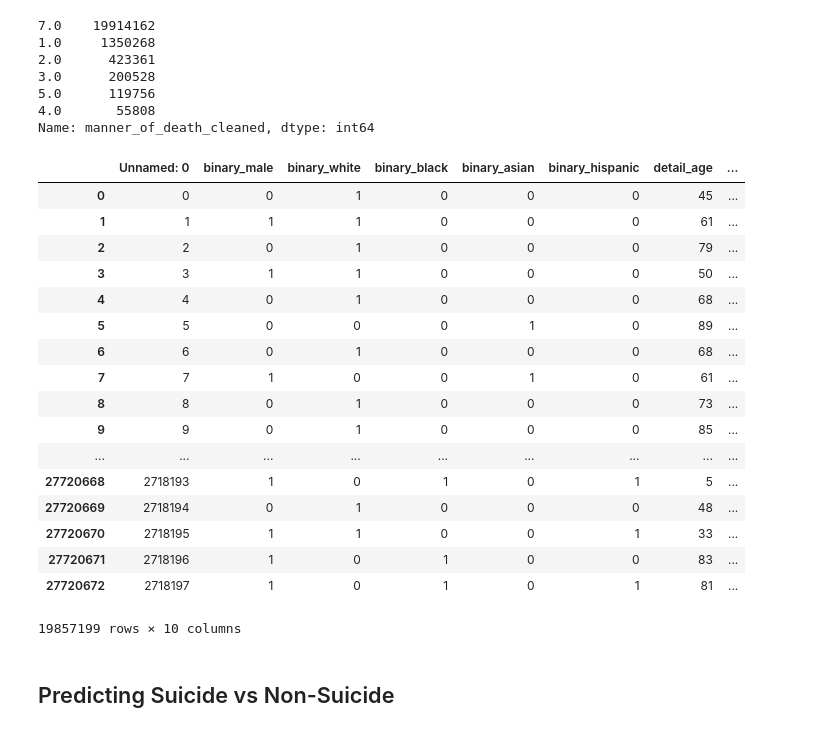
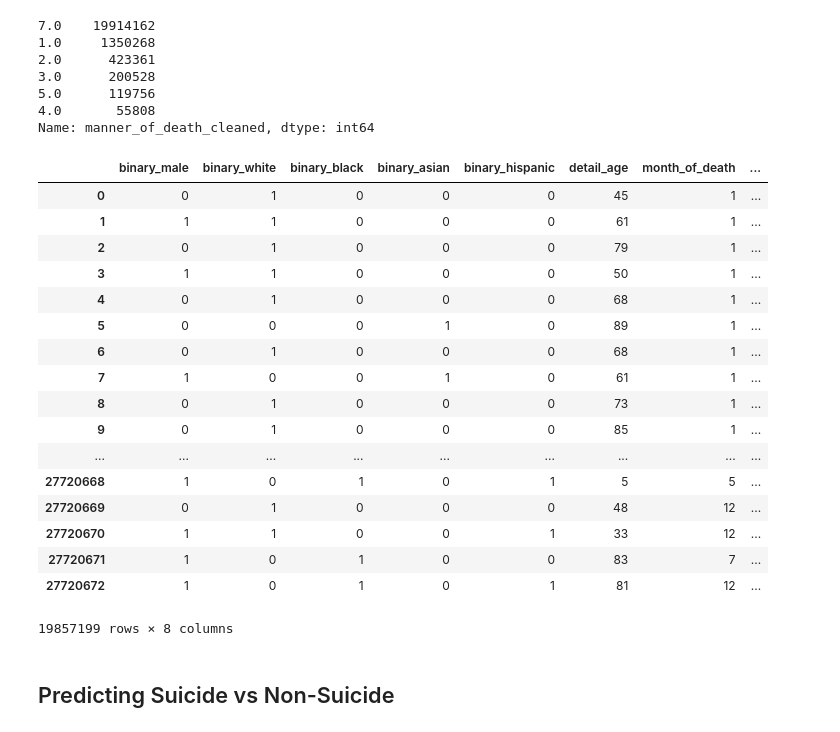
Before and after one commit to alexander-ray/bana-mortality-4502, a Jupyter notebook: DataFrameFormat.ipynb, the cells around one changed output. Saved outputs shown, nothing was run; the diff lists cells and outputs as text; code cells hidden in the pictures.

```diff
--- a/DataFrameFormat.ipynb
+++ b/DataFrameFormat.ipynb
@@ -137,27 +137,27 @@ X_test = test.iloc[:,1:(len(test.columns)-1)]
 5.0      119756
 4.0       55808
 Name: manner_of_death_cleaned, dtype: int64
-# %%
-train
-# %% [output]
-|  | Unnamed: 0 | binary_male | binary_white | binary_black | binary_asian | binary_hispanic | detail_age | ... |
-| 0 | 0 | 0 | 1 | 0 | 0 | 0 | 45 | ... |
-| 1 | 1 | 1 | 1 | 0 | 0 | 0 | 61 | ... |
-| 2 | 2 | 0 | 1 | 0 | 0 | 0 | 79 | ... |
-| 3 | 3 | 1 | 1 | 0 | 0 | 0 | 50 | ... |
-| 4 | 4 | 0 | 1 | 0 | 0 | 0 | 68 | ... |
-| 5 | 5 | 0 | 0 | 0 | 1 | 0 | 89 | ... |
-| 6 | 6 | 0 | 1 | 0 | 0 | 0 | 68 | ... |
-| 7 | 7 | 1 | 0 | 0 | 1 | 0 | 61 | ... |
-| 8 | 8 | 0 | 1 | 0 | 0 | 0 | 73 | ... |
-| 9 | 9 | 0 | 1 | 0 | 0 | 0 | 85 | ... |
-| ... | ... | ... | ... | ... | ... | ... | ... | ... |
-| 27720668 | 2718193 | 1 | 0 | 1 | 0 | 1 | 5 | ... |
-| 27720669 | 2718194 | 0 | 1 | 0 | 0 | 0 | 48 | ... |
-| 27720670 | 2718195 | 1 | 1 | 0 | 0 | 1 | 33 | ... |
-| 27720671 | 2718196 | 1 | 0 | 1 | 0 | 0 | 83 | ... |
-| 27720672 | 2718197 | 1 | 0 | 1 | 0 | 1 | 81 | ... |
-19857199 rows × 10 columns
+# %%
+X_train
+# %% [output]
+|  | binary_male | binary_white | binary_black | binary_asian | binary_hispanic | detail_age | month_of_death | ... |
+| 0 | 0 | 1 | 0 | 0 | 0 | 45 | 1 | ... |
+| 1 | 1 | 1 | 0 | 0 | 0 | 61 | 1 | ... |
+| 2 | 0 | 1 | 0 | 0 | 0 | 79 | 1 | ... |
+| 3 | 1 | 1 | 0 | 0 | 0 | 50 | 1 | ... |
+| 4 | 0 | 1 | 0 | 0 | 0 | 68 | 1 | ... |
+| 5 | 0 | 0 | 0 | 1 | 0 | 89 | 1 | ... |
+| 6 | 0 | 1 | 0 | 0 | 0 | 68 | 1 | ... |
+| 7 | 1 | 0 | 0 | 1 | 0 | 61 | 1 | ... |
+| 8 | 0 | 1 | 0 | 0 | 0 | 73 | 1 | ... |
+| 9 | 0 | 1 | 0 | 0 | 0 | 85 | 1 | ... |
+| ... | ... | ... | ... | ... | ... | ... | ... | ... |
+| 27720668 | 1 | 0 | 1 | 0 | 1 | 5 | 5 | ... |
+| 27720669 | 0 | 1 | 0 | 0 | 0 | 48 | 12 | ... |
+| 27720670 | 1 | 1 | 0 | 0 | 1 | 33 | 12 | ... |
+| 27720671 | 1 | 0 | 1 | 0 | 0 | 83 | 7 | ... |
+| 27720672 | 1 | 0 | 1 | 0 | 1 | 81 | 12 | ... |
+19857199 rows × 8 columns
 # %% [markdown]
 ## Predicting Suicide vs Non-Suicide
 # %% [markdown]
```
Also changed, not shown: parts of 6 cells of this notebook.
